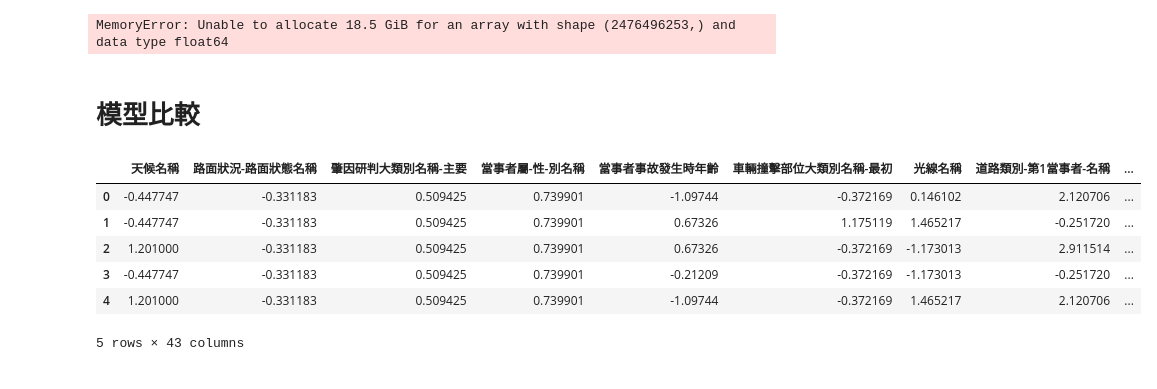
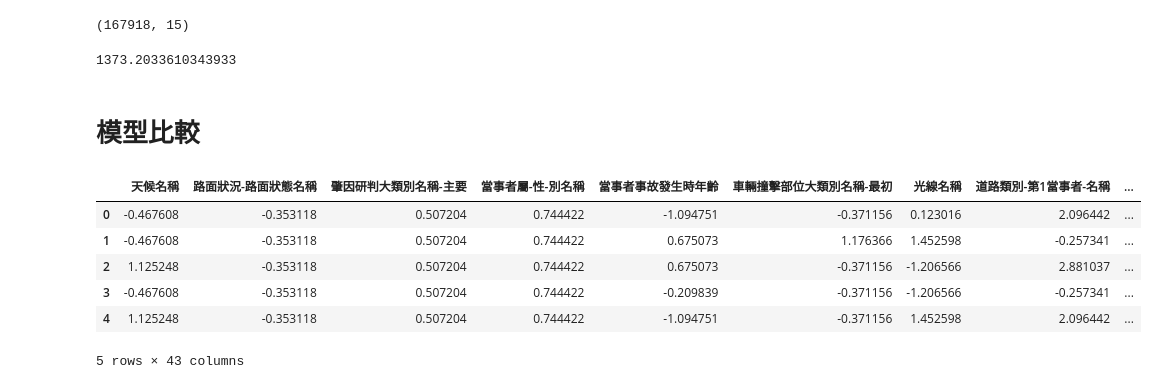
Before and after one commit to kennywang112/TrafficTDApython, a Jupyter notebook: 道路V2.ipynb, the cells around one changed output. Cells and saved outputs as stored; diff of their text form; code cells hidden in the pictures.

```diff
--- a/道路V2.ipynb
+++ b/道路V2.ipynb
@@ -26,16 +26,18 @@ from models import *
 data1 = pd.read_csv("./Data/NPA_TMA2_1.csv", low_memory=False)[:-2]
 data2 = pd.read_csv("./Data/NPA_TMA2_2.csv", low_memory=False)[:-2]
 data3 = pd.read_csv("./Data/NPA_TMA2_3.csv", low_memory=False)[:-2]
-data4 = pd.read_csv("./Data/NPA_TMA2_4.csv", low_memory=False)[:-2]
+data4 = pd.read_csv("./Data/NPA_TMA2_4_new.csv", low_memory=False)[:-2]
+data5 = pd.read_csv("./Data/NPA_TMA2_5.csv", low_memory=False)[:-2]
+data6 = pd.read_csv("./Data/NPA_TMA2_6.csv", low_memory=False)[:-2]
 
-dataA2 = pd.concat([data1, data2, data3, data4], ignore_index=True)
+dataA2 = pd.concat([data1, data2, data3, data4, data5, data6], ignore_index=True)
 
 # dataA1 = pd.read_csv("./Data/A1_617.csv")[:-2]
-dataA1 = pd.read_csv("./Data/NPA_TMA1.csv")[:-2]
+dataA1 = pd.read_csv("./Data/NPA_TMA1_new.csv")[:-2]
 # %%
-def preprocess(input_data, select_lst, sample = 592):
-    sample_data = input_data[input_data['當事者順位'] == 1].reset_index(drop=True, inplace=False)#.sample(sample).reset_index(drop=True)
-    # sample_data = sample_data[sample_data['發生月份'] < 3]
+def preprocess(input_data, select_lst):
+    sample_data = input_data[input_data['當事者順位'] == 1].reset_index(drop=True, inplace=False)
+    sample_data = sample_data[sample_data['發生月份'] < 7]
     dataA = sample_data[select_lst]
 
     death_injury_data = split_death_injury(dataA['死亡受傷人數'])
@@ -50,7 +52,7 @@ select_lst = [
     '道路類別-第1當事者-名稱',
     '速限-第1當事者', #'道路障礙-視距品質名稱', # 和速限共線
     '道路型態大類別名稱', '事故位置大類別名稱',
-    '路面狀況-路面鋪裝名稱', '路面狀況-路面缺陷名稱', '道路障礙-障礙物名稱', # 分類幾乎都是無缺陷
+    # '路面狀況-路面鋪裝名稱', '路面狀況-路面缺陷名稱', '道路障礙-障礙物名稱', # 分類幾乎都是無缺陷
     '號誌-號誌種類名稱',
     '車道劃分設施-分向設施大類別名稱', '車道劃分設施-分道設施-快車道或一般車道間名稱',
     '車道劃分設施-分道設施-快慢車道間名稱', '車道劃分設施-分道設施-路面邊線名稱',
@@ -59,8 +61,8 @@ select_lst = [
     '經度', '緯度',
 ]
 
-dist_dfA1 = preprocess(dataA1, select_lst, sample = 592)
-dist_dfA2 = preprocess(dataA2, select_lst, sample = 20000) # 120420
+dist_dfA1 = preprocess(dataA1, select_lst)
+dist_dfA2 = preprocess(dataA2, select_lst)
 
 rbind_data = pd.concat([dist_dfA1[0], dist_dfA2[0]], axis=0, ignore_index=True)
 
@@ -84,17 +86,21 @@ full_dist.head()
+# %%
+dist_dfA2[0].shape
+# %% [output]
+(167918, 15)
 # %%
 start_time = time.time()
 
-# lens1 = PCA(10).fit_transform(X1)
+lens1 = PCA(10).fit_transform(X1)
 
-# mapper_algo1 = MapperAlgorithm(
-#     cover = CubicalCover(
-#         n_intervals = 4,
-#         overlap_frac = 0.5
-#     ),
-#     clustering = FailSafeClustering(
-#         clustering = AgglomerativeClustering(3, linkage='ward'),
-#         verbose = False)
-# )
+mapper_algo1 = MapperAlgorithm(
+    cover = CubicalCover(
+        n_intervals = 4,
+        overlap_frac = 0.4
+    ),
+    clustering = FailSafeClustering(
+        clustering = AgglomerativeClustering(3, linkage='ward'),
+        verbose = False)
+)
 
 mapper_graph1 = mapper_algo1.fit_transform(X1, lens1)
 
@@ -102,5 +108,5 @@ end_time = time.time()
 elapsed_time = end_time - start_time
 print(elapsed_time)
 # %% [output]
-MemoryError: Unable to allocate 18.5 GiB for an array with shape (2476496253,) and data type float64
+1373.2033610343933
 # %%
@@ -127,9 +133,8 @@ with open('CalculatedData/道路V2.pkl', 'wb') as f:
 # %% [markdown]
 # 模型比較
 # %%
-def preprocess(input_data, select_lst, sample = 592):
-    sample_data = input_data[input_data['當事者順位'] == 1].reset_index(drop=True, inplace=False)#.sample(sample).reset_index(drop=True)
-    # sample_data = sample_data[sample_data['發生月份'] < 3]
+def preprocess(input_data, select_lst):
+    sample_data = input_data[input_data['當事者順位'] == 1].reset_index(drop=True, inplace=False)
     dataA = sample_data[select_lst]
 
     death_injury_data = split_death_injury(dataA['死亡受傷人數'])
@@ -154,38 +159,38 @@ select_lst = [
     '車道劃分設施-分道設施-快慢車道間名稱', '車道劃分設施-分道設施-路面邊線名稱',
     '事故類型及型態大類別名稱',
     '死亡受傷人數',
     '經度', '緯度',
     '道路型態子類別名稱', '事故位置子類別名稱', '車道劃分設施-分向設施子類別名稱', '事故類型及型態子類別名稱',
     '當事者行動狀態子類別名稱', '車輛撞擊部位子類別名稱-最初', '車輛撞擊部位子類別名稱-其他', '肇因研判子類別名稱-個別',
 
     '當事者區分-類別-大類別名稱-車種', '當事者區分-類別-子類別名稱-車種',
     '保護裝備名稱', '行動電話或電腦或其他相類功能裝置名稱', '當事者行動狀態大類別名稱',
     '車輛撞擊部位大類別名稱-其他', '肇因研判大類別名稱-個別', '肇事逃逸類別名稱-是否肇逃',
     '路面狀況-路面鋪裝名稱', '路面狀況-路面缺陷名稱',
     '道路障礙-障礙物名稱', '道路障礙-視距品質名稱', '道路障礙-視距名稱','號誌-號誌動作名稱',
 ]
 
-dist_dfA1 = preprocess(dataA1, select_lst, sample = 592)
-dist_dfA2 = preprocess(dataA2, select_lst, sample = 11840) # 120420
+dist_dfA1 = preprocess(dataA1, select_lst)
+dist_dfA2 = preprocess(dataA2, select_lst)
 
 rbind_data = pd.concat([dist_dfA1[0], dist_dfA2[0]], axis=0, ignore_index=True)
 
 rbind_data.loc[rbind_data['受傷'] > 1, '受傷'] = 2
 rbind_data['速限-第1當事者'] = rbind_data['速限-第1當事者'].apply(lambda x: 1 if x > 60 else 0)
 rbind_data = process_age(rbind_data)
 
 dist_df = process_data(rbind_data)
 scaler = StandardScaler()
 
 full_dist = pd.DataFrame(scaler.fit_transform(dist_df), columns = dist_df.columns)
 X1 = full_dist.drop(['受傷', '死亡'], axis=1).to_numpy()
 
 full_dist.head()
 # %% [output]
 |  | 天候名稱 | 路面狀況-路面狀態名稱 | 肇因研判大類別名稱-主要 | 當事者屬-性-別名稱 | 當事者事故發生時年齡 | 車輛撞擊部位大類別名稱-最初 | 光線名稱 | 道路類別-第1當事者-名稱 | ... |
-| 0 | -0.447747 | -0.331183 | 0.509425 | 0.739901 | -1.09744 | -0.372169 | 0.146102 | 2.120706 | ... |
-| 1 | -0.447747 | -0.331183 | 0.509425 | 0.739901 | 0.67326 | 1.175119 | 1.465217 | -0.251720 | ... |
-| 2 | 1.201000 | -0.331183 | 0.509425 | 0.739901 | 0.67326 | -0.372169 | -1.173013 | 2.911514 | ... |
-| 3 | -0.447747 | -0.331183 | 0.509425 | 0.739901 | -0.21209 | -0.372169 | -1.173013 | -0.251720 | ... |
-| 4 | 1.201000 | -0.331183 | 0.509425 | 0.739901 | -1.09744 | -0.372169 | 1.465217 | 2.120706 | ... |
+| 0 | -0.467608 | -0.353118 | 0.507204 | 0.744422 | -1.094751 | -0.371156 | 0.123016 | 2.096442 | ... |
+| 1 | -0.467608 | -0.353118 | 0.507204 | 0.744422 | 0.675073 | 1.176366 | 1.452598 | -0.257341 | ... |
+| 2 | 1.125248 | -0.353118 | 0.507204 | 0.744422 | 0.675073 | -0.371156 | -1.206566 | 2.881037 | ... |
+| 3 | -0.467608 | -0.353118 | 0.507204 | 0.744422 | -0.209839 | -0.371156 | -1.206566 | -0.257341 | ... |
+| 4 | 1.125248 | -0.353118 | 0.507204 | 0.744422 | -1.094751 | -0.371156 | 1.452598 | 2.096442 | ... |
 5 rows × 43 columns
```
Also changed, not shown: parts of 23 cells of this notebook, 3 other files.
